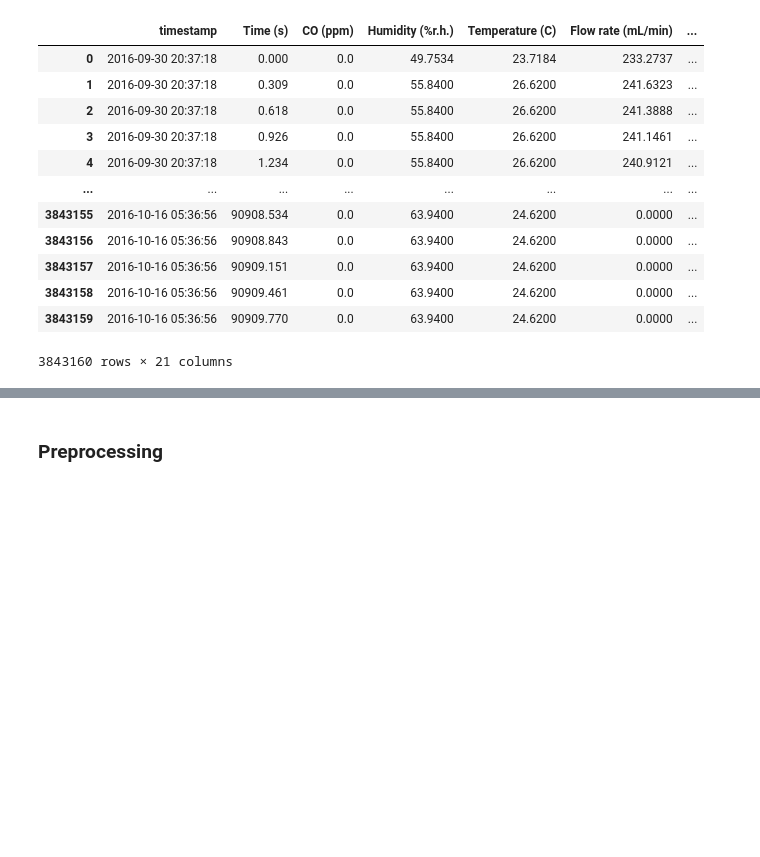
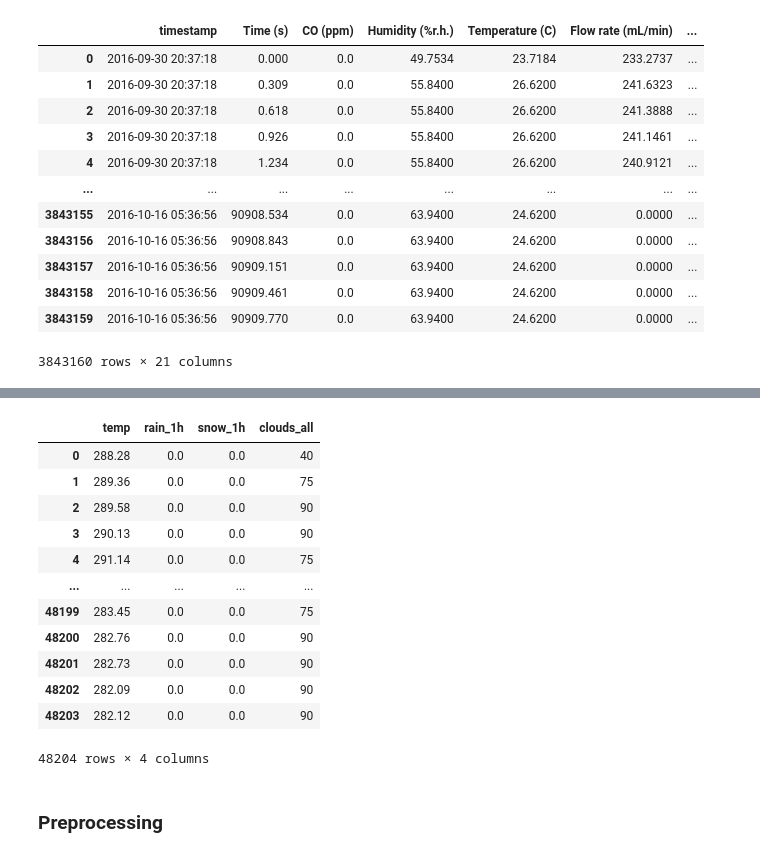
Before and after one commit to ari-dasci/S-RADAR, a Jupyter notebook: notebooks_test/test_load_preprocess_datasets.ipynb, the cells around one changed output, grey strips where cells are left out. Cells and saved outputs as stored; diff of their text form; code cells hidden in the pictures; blank space fills up the shorter version.

```diff
--- a/notebooks_test/test_load_preprocess_datasets.ipynb
+++ b/notebooks_test/test_load_preprocess_datasets.ipynb
@@ -188,0 +232,2 @@ df_time_series
+# %%
+X,y = load_time_series('metro_interstate_traffic_volume')   #name dataset , y None
@@ -189,3 +252,19 @@ df_time_series
+# %%
+X.drop(["date_time", "holiday","weather_main","weather_description"], axis=1)
+# %% [output]
+|  | temp | rain_1h | snow_1h | clouds_all |
+| 0 | 288.28 | 0.0 | 0.0 | 40 |
+| 1 | 289.36 | 0.0 | 0.0 | 75 |
+| 2 | 289.58 | 0.0 | 0.0 | 90 |
+| 3 | 290.13 | 0.0 | 0.0 | 90 |
+| 4 | 291.14 | 0.0 | 0.0 | 75 |
+| ... | ... | ... | ... | ... |
+| 48199 | 283.45 | 0.0 | 0.0 | 75 |
+| 48200 | 282.76 | 0.0 | 0.0 | 90 |
+| 48201 | 282.73 | 0.0 | 0.0 | 90 |
+| 48202 | 282.09 | 0.0 | 0.0 | 90 |
+| 48203 | 282.12 | 0.0 | 0.0 | 90 |
+48204 rows × 4 columns
 # %% [markdown]
 ### Preprocessing
 # %%
```
Also changed, not shown: parts of 5 cells of this notebook, 4 other files.
